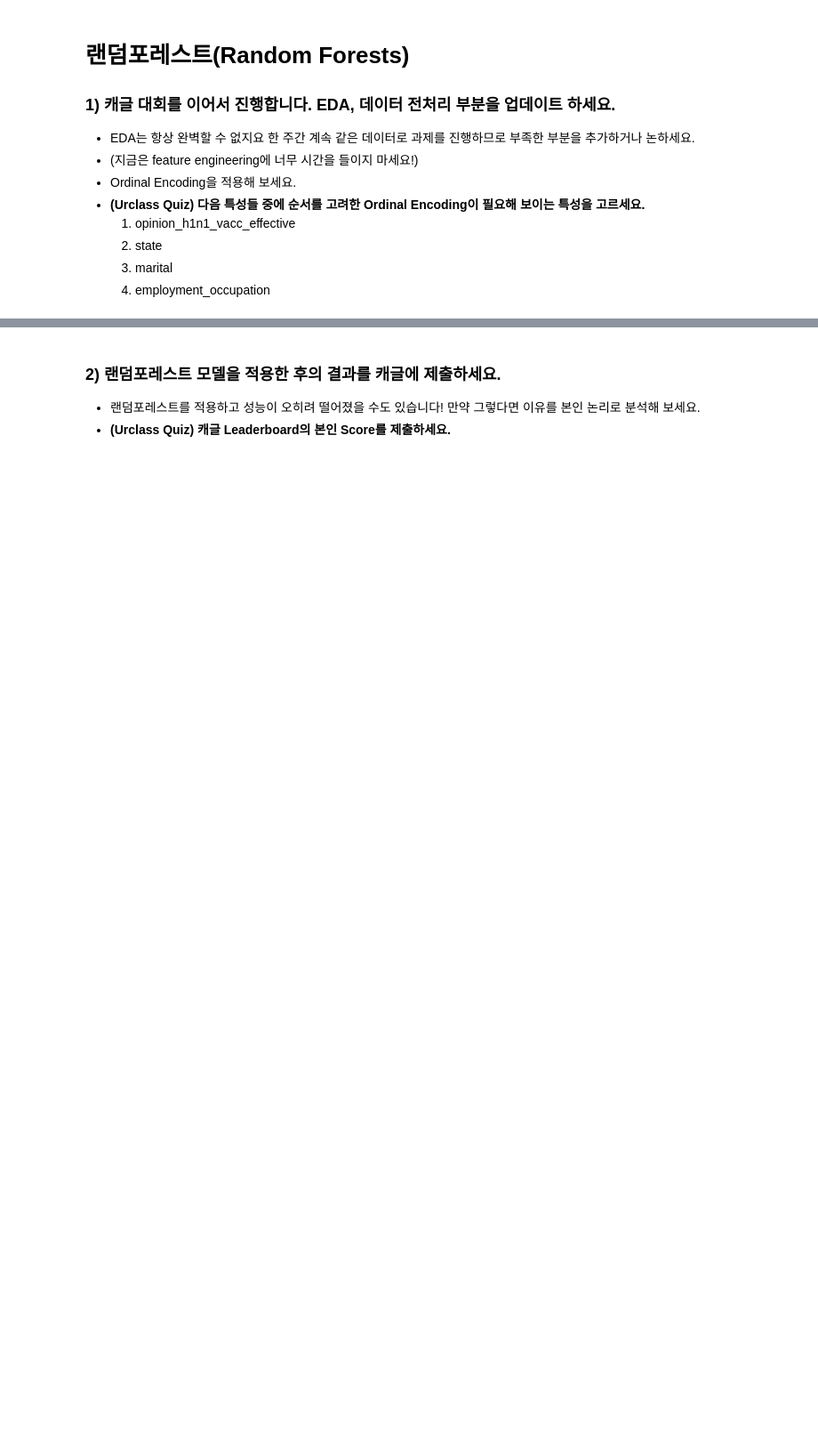
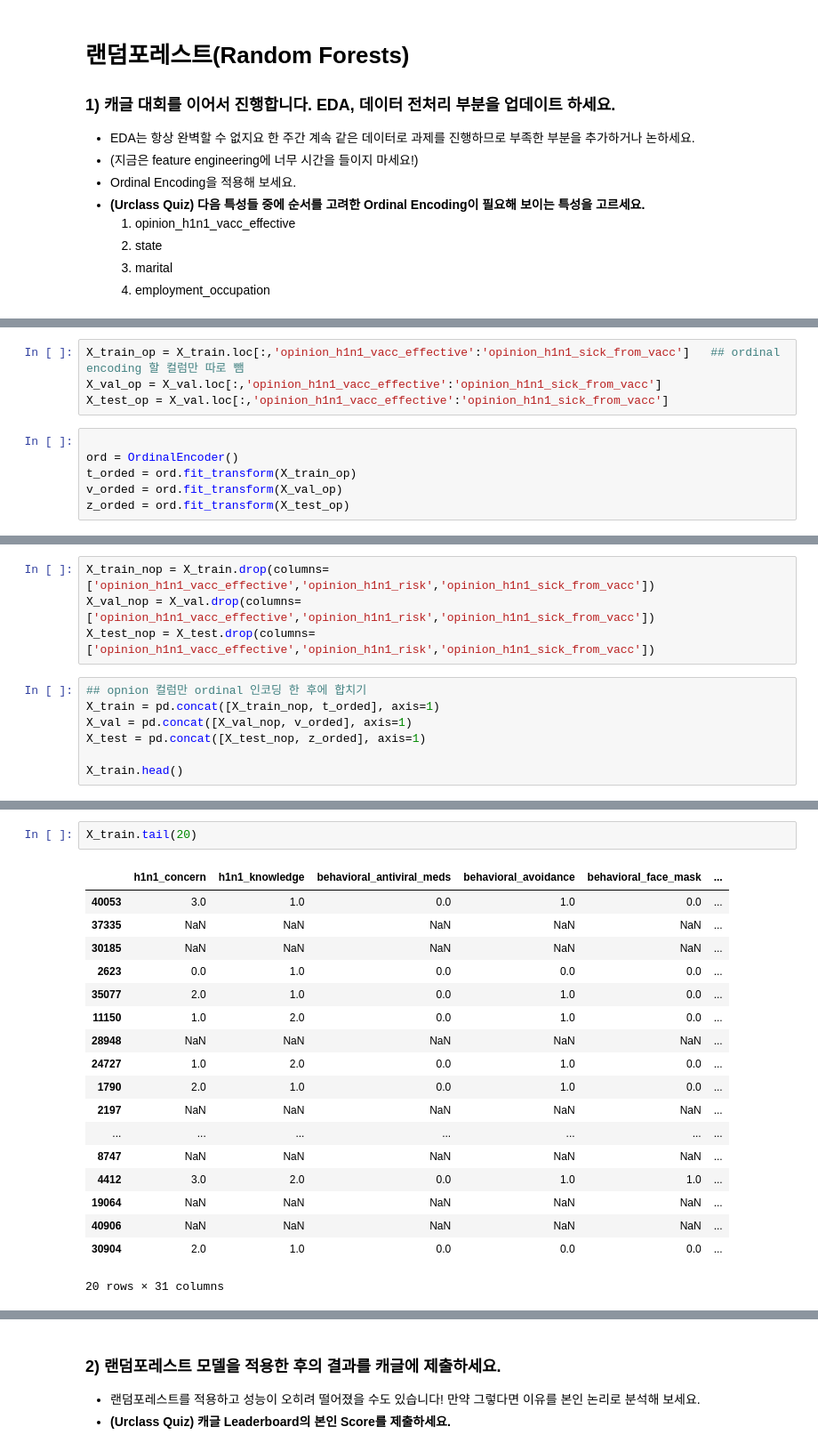
Before and after one commit to p65454/codestates, a Jupyter notebook: n222-random-forests/n222a-random-forests.ipynb, the cells around one changed output, grey strips where cells are left out. Shown at 89% size. Saved outputs shown, nothing was run; the diff lists cells and outputs as text; blank space fills up the shorter version.

```diff
--- a/n222-random-forests/n222a-random-forests.ipynb
+++ b/n222-random-forests/n222a-random-forests.ipynb
@@ -21,0 +808,10 @@
+# %%
+X_train_op = X_train.loc[:,'opinion_h1n1_vacc_effective':'opinion_h1n1_sick_from_vacc']   ## ordinal encoding 할 컬럼만 따로 뺌
+X_val_op = X_val.loc[:,'opinion_h1n1_vacc_effective':'opinion_h1n1_sick_from_vacc']
+X_test_op = X_val.loc[:,'opinion_h1n1_vacc_effective':'opinion_h1n1_sick_from_vacc']
+# %%
+
+ord = OrdinalEncoder()
+t_orded = ord.fit_transform(X_train_op)
+v_orded = ord.fit_transform(X_val_op)
+z_orded = ord.fit_transform(X_test_op)
@@ -21,0 +874,11 @@
+# %%
+X_train_nop = X_train.drop(columns=['opinion_h1n1_vacc_effective','opinion_h1n1_risk','opinion_h1n1_sick_from_vacc'])
+X_val_nop = X_val.drop(columns=['opinion_h1n1_vacc_effective','opinion_h1n1_risk','opinion_h1n1_sick_from_vacc'])
+X_test_nop = X_test.drop(columns=['opinion_h1n1_vacc_effective','opinion_h1n1_risk','opinion_h1n1_sick_from_vacc'])
+# %%
+## opnion 컬럼만 ordinal 인코딩 한 후에 합치기
+X_train = pd.concat([X_train_nop, t_orded], axis=1)
+X_val = pd.concat([X_val_nop, v_orded], axis=1)
+X_test = pd.concat([X_test_nop, z_orded], axis=1)
+
+X_train.head()
@@ -21,0 +893,21 @@
+# %%
+X_train.tail(20)
+# %% [output]
+|  | h1n1_concern | h1n1_knowledge | behavioral_antiviral_meds | behavioral_avoidance | behavioral_face_mask | ... |
+| 40053 | 3.0 | 1.0 | 0.0 | 1.0 | 0.0 | ... |
+| 37335 | NaN | NaN | NaN | NaN | NaN | ... |
+| 30185 | NaN | NaN | NaN | NaN | NaN | ... |
+| 2623 | 0.0 | 1.0 | 0.0 | 0.0 | 0.0 | ... |
+| 35077 | 2.0 | 1.0 | 0.0 | 1.0 | 0.0 | ... |
+| 11150 | 1.0 | 2.0 | 0.0 | 1.0 | 0.0 | ... |
+| 28948 | NaN | NaN | NaN | NaN | NaN | ... |
+| 24727 | 1.0 | 2.0 | 0.0 | 1.0 | 0.0 | ... |
+| 1790 | 2.0 | 1.0 | 0.0 | 1.0 | 0.0 | ... |
+| 2197 | NaN | NaN | NaN | NaN | NaN | ... |
+| ... | ... | ... | ... | ... | ... | ... |
+| 8747 | NaN | NaN | NaN | NaN | NaN | ... |
+| 4412 | 3.0 | 2.0 | 0.0 | 1.0 | 1.0 | ... |
+| 19064 | NaN | NaN | NaN | NaN | NaN | ... |
+| 40906 | NaN | NaN | NaN | NaN | NaN | ... |
+| 30904 | 2.0 | 1.0 | 0.0 | 0.0 | 0.0 | ... |
+20 rows × 31 columns
```
Also changed, not shown: parts of 23 cells of this notebook.
